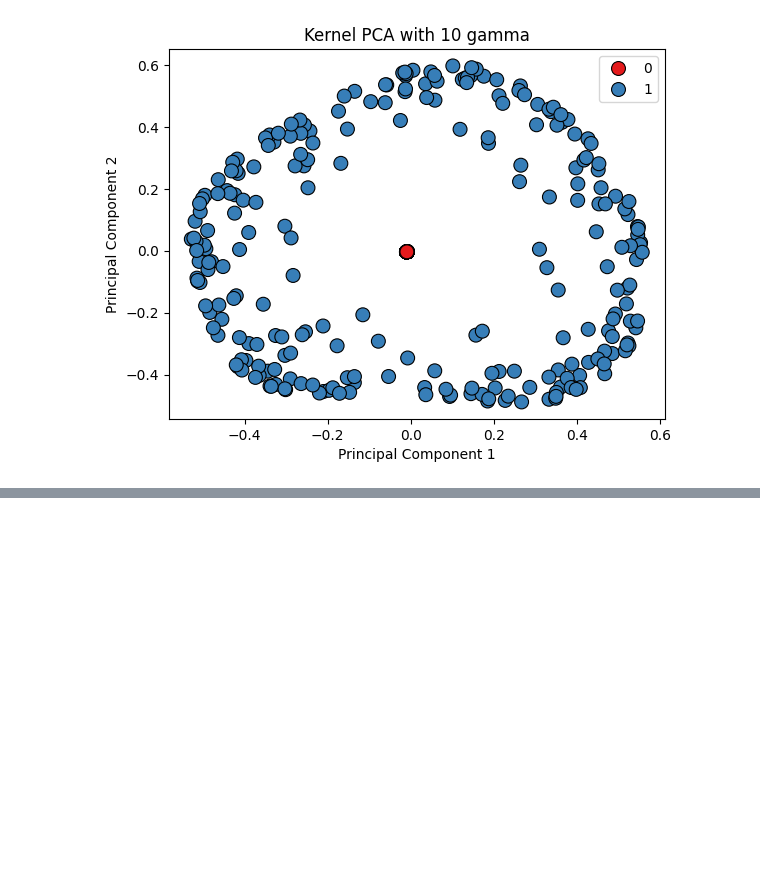
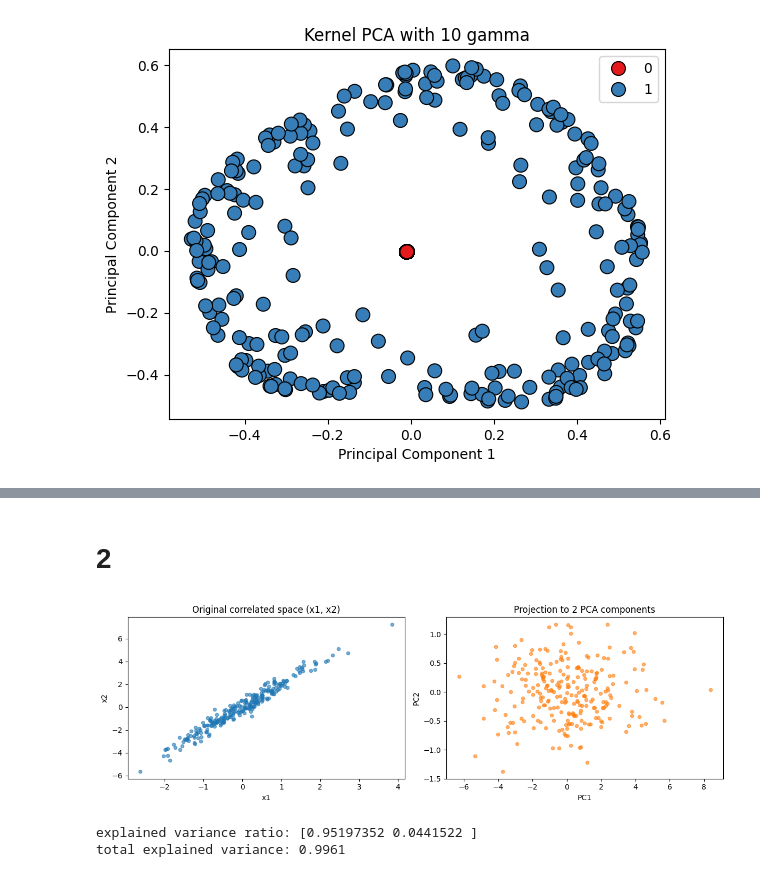
Before and after one commit to BUSH222/misis_ml_course_sem6, a Jupyter notebook: ML6.2 pca/6.2.ipynb, the cells around one changed output, grey strips where cells are left out. Saved outputs shown, nothing was run; the diff lists cells and outputs as text; code cells hidden in the pictures; blank space fills up the shorter version.

```diff
--- a/ML6.2 pca/6.2.ipynb
+++ b/ML6.2 pca/6.2.ipynb
@@ -300,0 +330,34 @@ for gamma in gamma_values:
+# %% [markdown]
+# 2
+# %%
+np.random.seed(42)
+n_samples = 250
+x1 = np.random.normal(0, 1, n_samples)
+x2 = 2.0 * x1 + np.random.normal(0, 0.4, n_samples)
+x3 = -1.2 * x1 + 0.8 * x2 + np.random.normal(0, 0.4, n_samples)
+
+X3 = np.column_stack((x1, x2, x3))
+
+pca3 = PCA(n_components=2)
+X3_pca = pca3.fit_transform(X3)
+
+fig, ax = plt.subplots(1, 2, figsize=(12, 4))
+ax[0].scatter(x1, x2, alpha=0.6, s=20)
+ax[0].set_title("Original correlated space (x1, x2)")
+ax[0].set_xlabel("x1")
+ax[0].set_ylabel("x2")
+
+ax[1].scatter(X3_pca[:, 0], X3_pca[:, 1], alpha=0.6, s=20, c="tab:orange")
+ax[1].set_title("Projection to 2 PCA components")
+ax[1].set_xlabel("PC1")
+ax[1].set_ylabel("PC2")
+
+plt.tight_layout()
+plt.show()
+
+print("explained variance ratio:", pca3.explained_variance_ratio_)
+print("total explained variance:", pca3.explained_variance_ratio_.sum().round(4))
+# %% [output]
+[figure, added]
+explained variance ratio: [0.95197352 0.0441522 ]
+total explained variance: 0.9961
```
Also changed, not shown: parts of 21 cells of this notebook.
